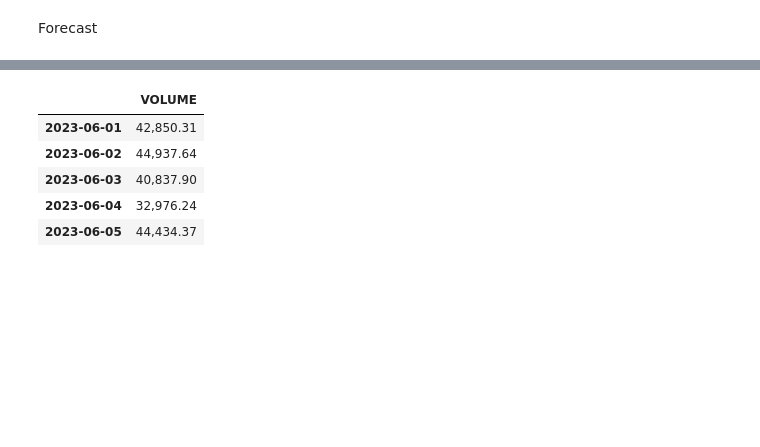
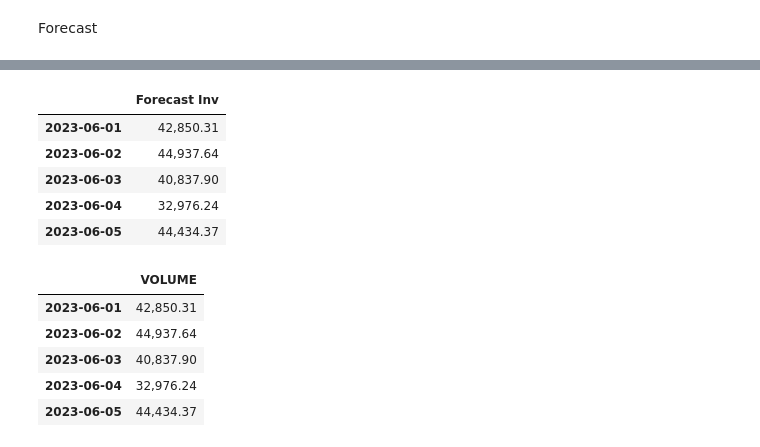
Before and after one commit to RizkiRiyadi/ForecastGasDemandKarawang, a Jupyter notebook: ForecastTest.ipynb, the cells around one changed output, grey strips where cells are left out. Cells and saved outputs as stored; diff of their text form; code cells hidden in the pictures; blank space fills up the shorter version.

```diff
--- a/ForecastTest.ipynb
+++ b/ForecastTest.ipynb
@@ -1006,0 +1009,20 @@ sarima_predic
+# %%
+sarima_predic_actual_inv = special.inv_boxcox(sarima_predic_actual, lambda_value)
+sarima_predic_actual_inv = pd.DataFrame(sarima_predic_actual_inv)
+
+# Assuming your DataFrame is named df
+# Create a new list of column names with the desired new name for column '0'
+new_column_names = ['Forecast Inv'] + list(sarima_predic_actual_inv.columns[1:])
+
+# Assign the new column names to the DataFrame
+sarima_predic_actual_inv.columns = new_column_names
+
+# Print the original data
+sarima_predic_actual_inv.head()
+# %% [output]
+|  | Forecast Inv |
+| 2023-06-01 | 42,850.31 |
+| 2023-06-02 | 44,937.64 |
+| 2023-06-03 | 40,837.90 |
+| 2023-06-04 | 32,976.24 |
+| 2023-06-05 | 44,434.37 |
```
Also changed, not shown: parts of 7 cells of this notebook, 4 other files.
